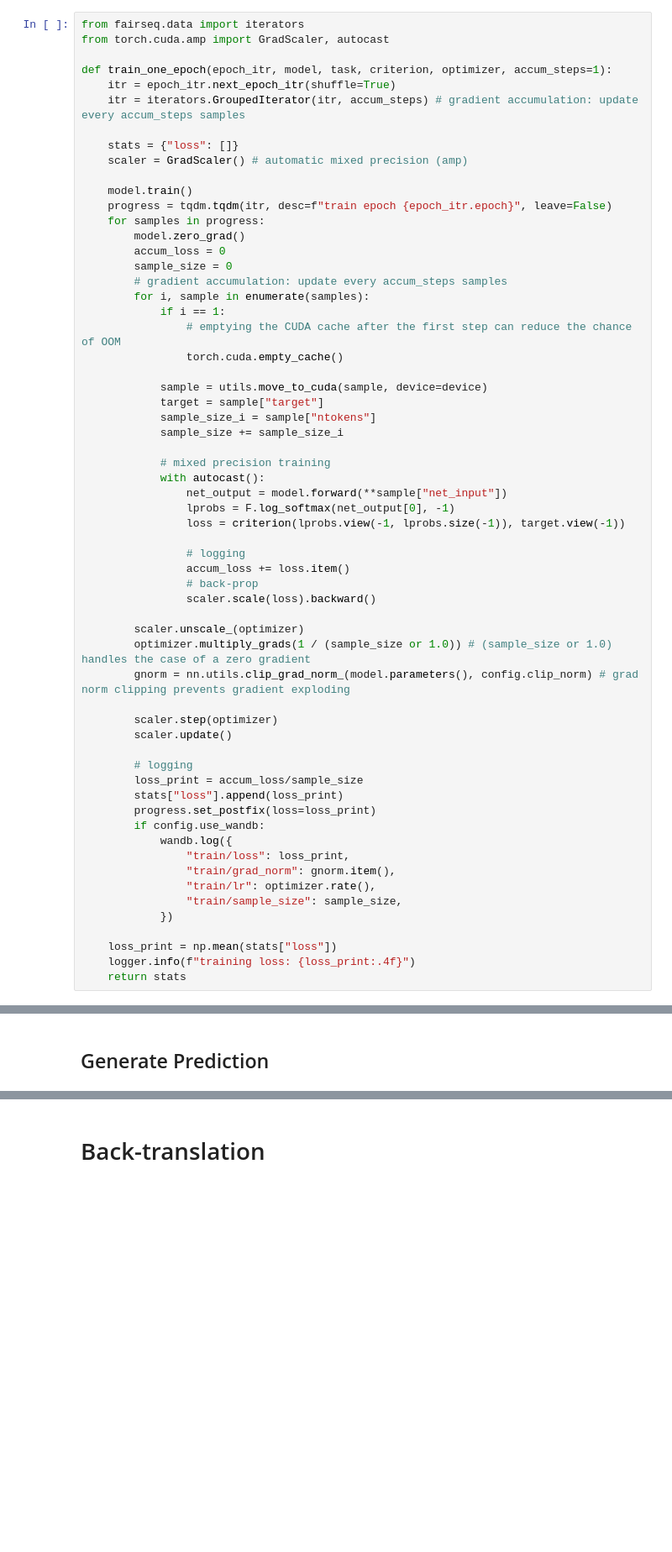
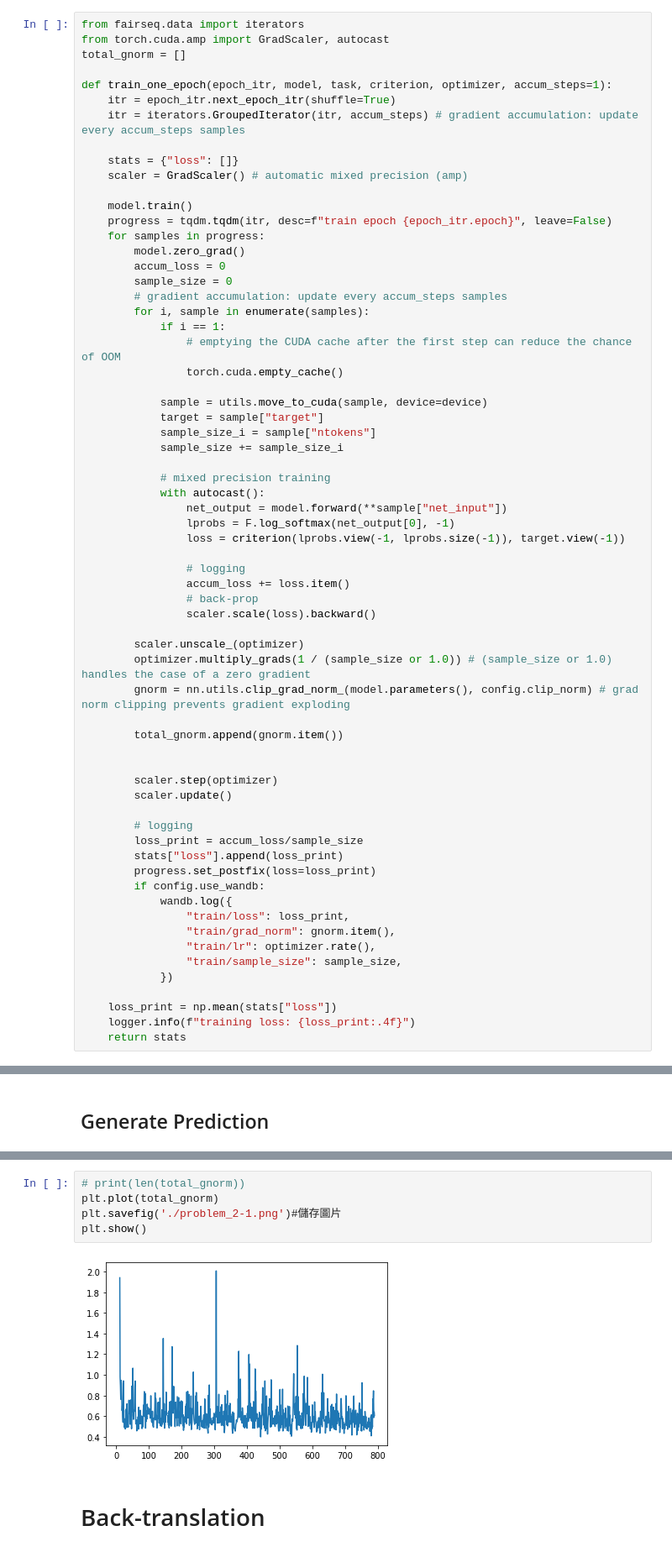
Before and after one commit to Hao-yu-lin/2022ML, a Jupyter notebook: hw5/HW05.ipynb, the cells around one changed output, grey strips where cells are left out. Shown: that part at 84% size. Drawn from its saved outputs; the diff is of its cells as text; blank space fills up the shorter version.

```diff
--- a/hw5/HW05.ipynb
+++ b/hw5/HW05.ipynb
@@ -859,6 +837,7 @@ None
 # %%
 from fairseq.data import iterators
 from torch.cuda.amp import GradScaler, autocast
+total_gnorm = []
 
 def train_one_epoch(epoch_itr, model, task, criterion, optimizer, accum_steps=1):
     itr = epoch_itr.next_epoch_itr(shuffle=True)
@@ -899,6 +878,9 @@ def train_one_epoch(epoch_itr, model, task, criterion, optimizer, accum_steps=1)
         optimizer.multiply_grads(1 / (sample_size or 1.0)) # (sample_size or 1.0) handles the case of a zero gradient
         gnorm = nn.utils.clip_grad_norm_(model.parameters(), config.clip_norm) # grad norm clipping prevents gradient exploding
 
+        total_gnorm.append(gnorm.item())
+
+
         scaler.step(optimizer)
         scaler.update()
 
@@ -1221,3 +1223,10 @@ generate_prediction(model, task)
+# %%
+# print(len(total_gnorm))
+plt.plot(total_gnorm)
+plt.savefig('./problem_2-1.png')#儲存圖片
+plt.show()
+# %% [output]
+[figure, added]
 # %% [markdown]
 # Back-translation
 # %% [markdown]
```
Also changed, not shown: parts of 36 cells of this notebook.
